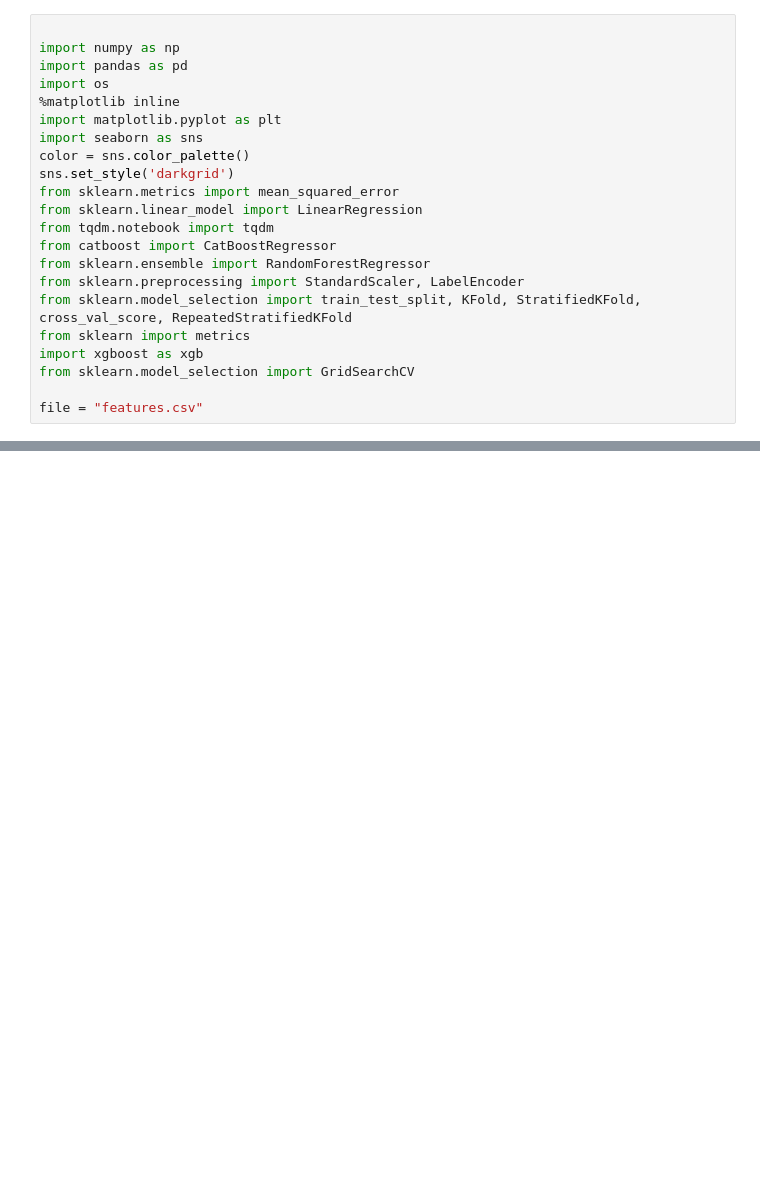
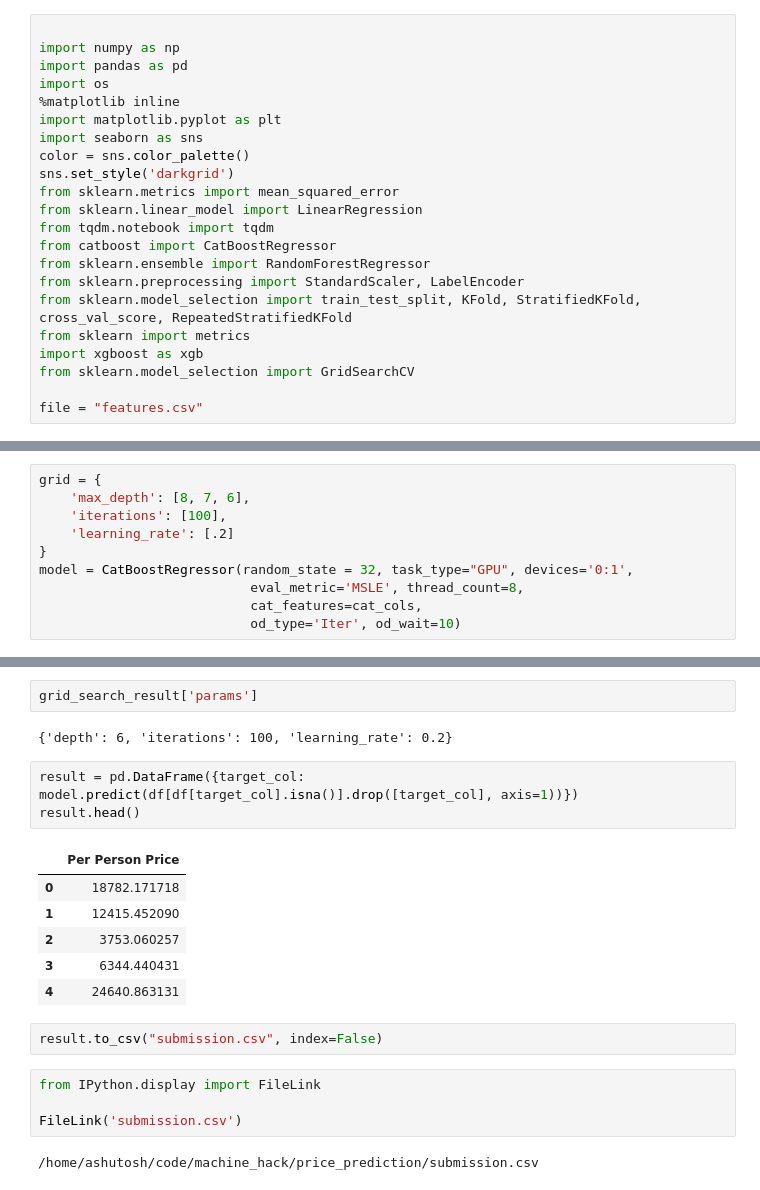
Before and after one commit to thunderock/machine_hack, a Jupyter notebook: price_prediction/modelling.ipynb, the cells around one changed output, grey strips where cells are left out. Saved outputs shown, nothing was run; the diff lists cells and outputs as text; blank space fills up the shorter version.

```diff
--- a/price_prediction/modelling.ipynb
+++ b/price_prediction/modelling.ipynb
@@ -33,0 +61,10 @@ df.head()
+# %%
+grid = {
+    'max_depth': [8, 7, 6],
+    'iterations': [100],
+    'learning_rate': [.2]
+}
+model = CatBoostRegressor(random_state = 32, task_type="GPU", devices='0:1',
+                           eval_metric='MSLE', thread_count=8,
+                           cat_features=cat_cols,
+                           od_type='Iter', od_wait=10)
@@ -33,0 +96,22 @@ df.head()
+# %%
+grid_search_result['params']
+# %% [output]
+{'depth': 6, 'iterations': 100, 'learning_rate': 0.2}
+# %%
+result = pd.DataFrame({target_col: model.predict(df[df[target_col].isna()].drop([target_col], axis=1))})
+result.head()
+# %% [output]
+|  | Per Person Price |
+| 0 | 18782.171718 |
+| 1 | 12415.452090 |
+| 2 | 3753.060257 |
+| 3 | 6344.440431 |
+| 4 | 24640.863131 |
+# %%
+result.to_csv("submission.csv", index=False)
+# %%
+from IPython.display import FileLink
+
+FileLink('submission.csv')
+# %% [output]
+/home/ashutosh/code/machine_hack/price_prediction/submission.csv
```
Also changed, not shown: parts of 5 cells of this notebook.
